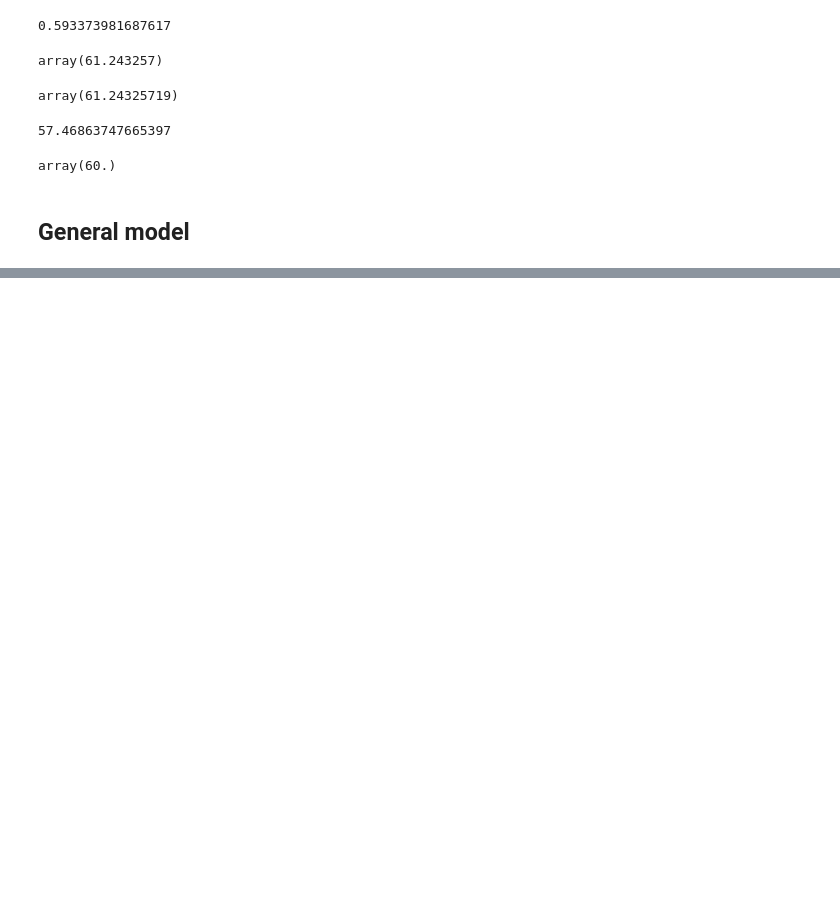
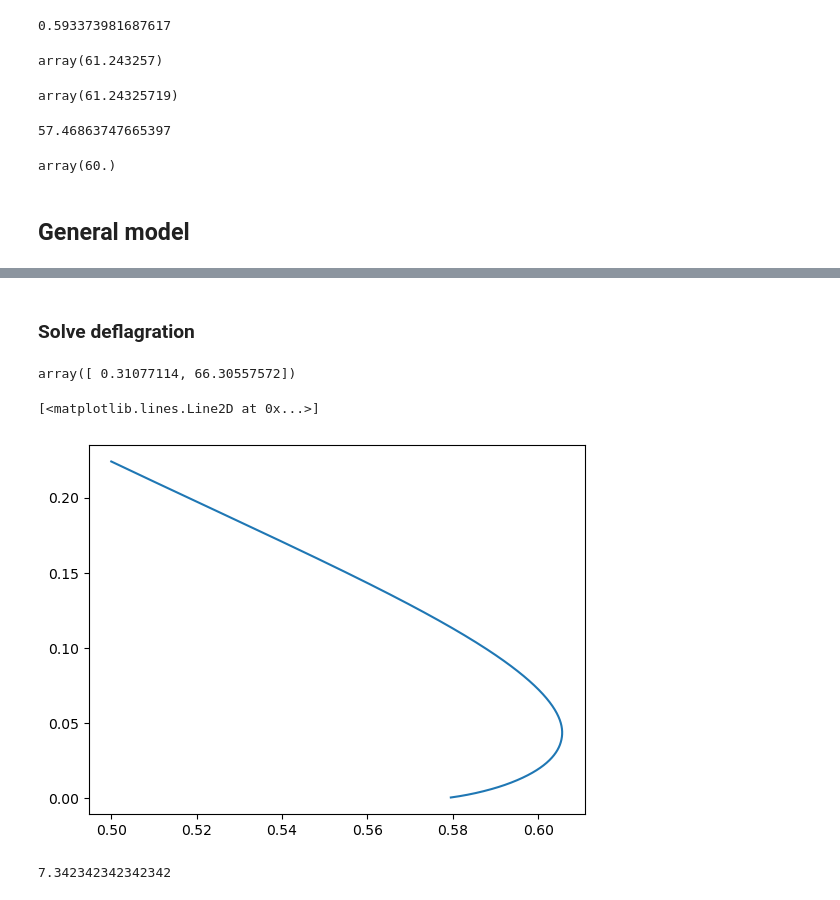
Before and after one commit to quarkquartet/Wall_velocity_LTE, a Jupyter notebook: boundary_condition/boundary.ipynb, the cells around one changed output, grey strips where cells are left out. Cells and saved outputs as stored; diff of their text form; code cells hidden in the pictures; blank space fills up the shorter version.

Commit message:
solve boundary conditions

```diff
--- a/boundary_condition/boundary.ipynb
+++ b/boundary_condition/boundary.ipynb
@@ -252,0 +312,9 @@ def r(V,Tp,Tm):
+# %%
+def match(vp,vm,Tp,Tm, high_vev, low_vev):
+    r = r_func(m.Vtot, Tp, Tm, high_vev, low_vev)
+    αp = alpha_p(m.Vtot, Tp, Tm, high_vev, low_vev)
+    vpvm = 1-(1-3*αp)*r
+    vpvm = vpvm/(3-3*(1+αp)*r)
+    ratio = 3 + (1-3*αp)*r
+    ratio = ratio/(1+3*(1+αp)*r)
+    return [vp*vm - vpvm, vp/vm - ratio]
@@ -252,0 +345,31 @@ def r(V,Tp,Tm):
+# %% [markdown]
+### Solve deflagration
+# %%
+guess_sol = optimize.fsolve(lambda x:match(x[0],0.5,x[1], 60, m.TnTrans[0]['high_vev'], m.TnTrans[0]['low_vev']),[0.3, m.TnTrans[0]['Tnuc']], xtol=1e-10)
+guess_sol
+# %% [output]
+array([ 0.31077114, 66.30557572])
+# %%
+def dYda(tau, y):
+    v = y[0]
+    xi = y[1]
+    dvdtau = 2 * v * cs**2 * (1-v**2) * (1- xi * v)
+    dxidtau = xi *((xi-v)**2 - cs**2 * (1-xi*v)**2)
+    return np.array([dvdtau, dxidtau])
+
+def μ(x, v):
+    return (x-v)/(1-x*v)
+
+
+def dTdx(x, y):
+    T = y[0]
+    dT = T/(1-v_prof(x)**2)
+    dT = dT * μ(x, v_prof(x)) * v_prof.derivative()(x)
+    return np.array([dT])
+# %%
+vsol=integrate.solve_ivp(dYda, (10,1), np.array([μ(0.5, guess_sol[0]), 0.5]),t_eval=np.linspace(10,1,1000),method='DOP853')
+# %%
+plt.plot(vsol.y[1],vsol.y[0])
+# %% [output]
+[<matplotlib.lines.Line2D at 0x...>]
+[figure, added]
@@ -252,0 +380,4 @@ def r(V,Tp,Tm):
+# %%
+vsol.t[xi_max_index]
+# %% [output]
+7.342342342342342
```
Also changed, not shown: parts of 30 cells of this notebook.
